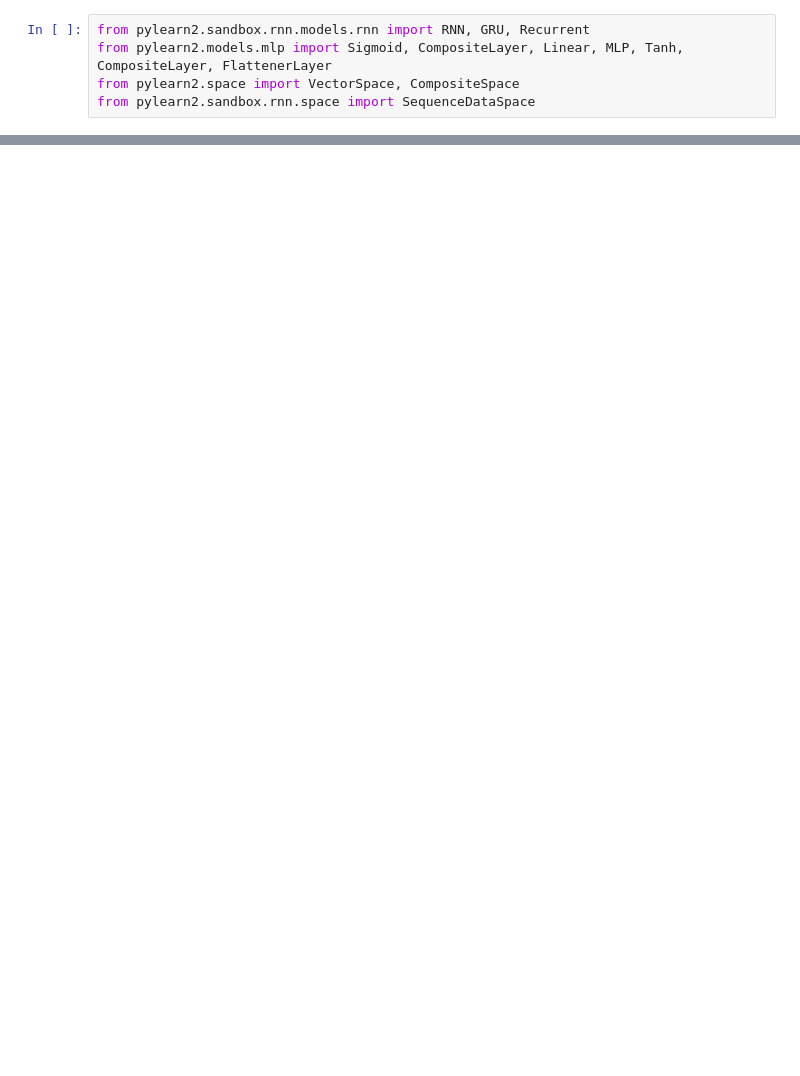
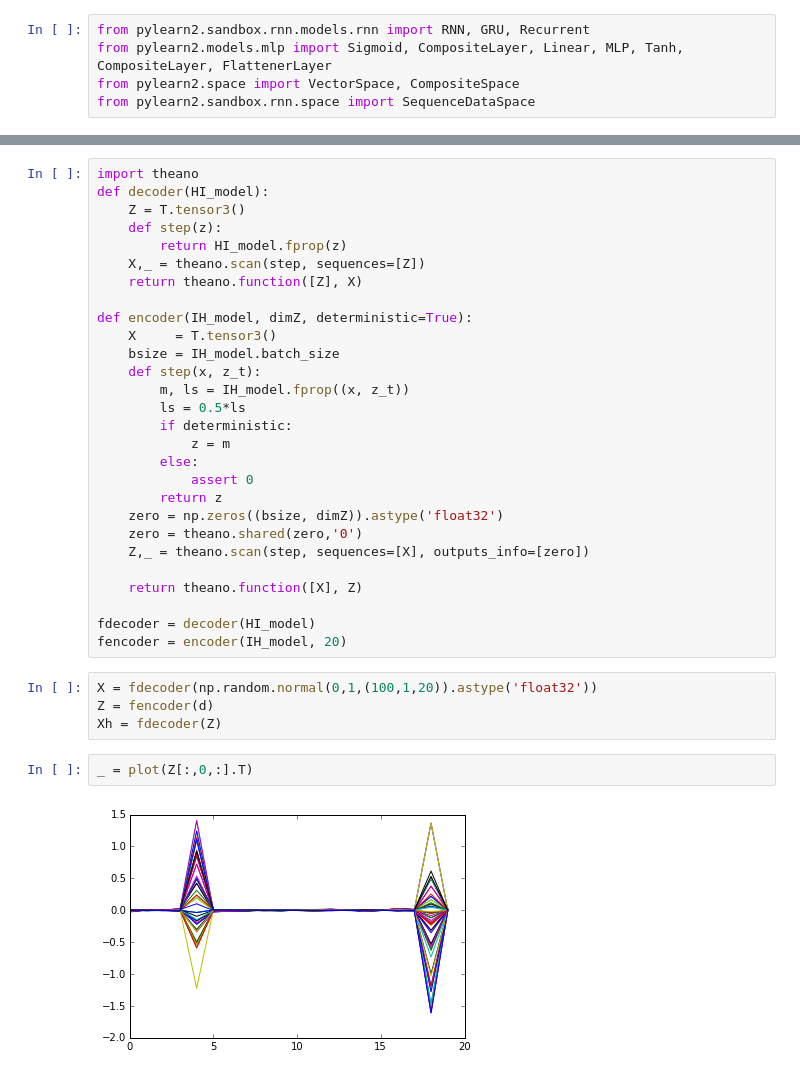
Before and after one commit to EderSantana/kindergarden-dropout, a Jupyter notebook: PreTRNN/librnn-test.ipynb, the cells around one changed output, grey strips where cells are left out. Drawn from its saved outputs; the diff is of its cells as text; blank space fills up the shorter version.

```diff
--- a/PreTRNN/librnn-test.ipynb
+++ b/PreTRNN/librnn-test.ipynb
@@ -197,0 +114,36 @@ for d,b in dataset.iterator(1, dataset.get_num_examples(), mode='sequential',
+# %%
+import theano
+def decoder(HI_model):
+    Z = T.tensor3()
+    def step(z):
+        return HI_model.fprop(z)
+    X,_ = theano.scan(step, sequences=[Z])
+    return theano.function([Z], X)
+
+def encoder(IH_model, dimZ, deterministic=True):
+    X     = T.tensor3()
+    bsize = IH_model.batch_size
+    def step(x, z_t):
+        m, ls = IH_model.fprop((x, z_t))
+        ls = 0.5*ls
+        if deterministic:
+            z = m
+        else:
+            assert 0
+        return z
+    zero = np.zeros((bsize, dimZ)).astype('float32')
+    zero = theano.shared(zero,'0')
+    Z,_ = theano.scan(step, sequences=[X], outputs_info=[zero])
+
+    return theano.function([X], Z)
+
+fdecoder = decoder(HI_model)
+fencoder = encoder(IH_model, 20)
+# %%
+X = fdecoder(np.random.normal(0,1,(100,1,20)).astype('float32'))
+Z = fencoder(d)
+Xh = fdecoder(Z)
+# %%
+_ = plot(Z[:,0,:].T)
+# %% [output]
+[figure, added]
```
Also changed, not shown: parts of 11 cells of this notebook, 5 other files.
